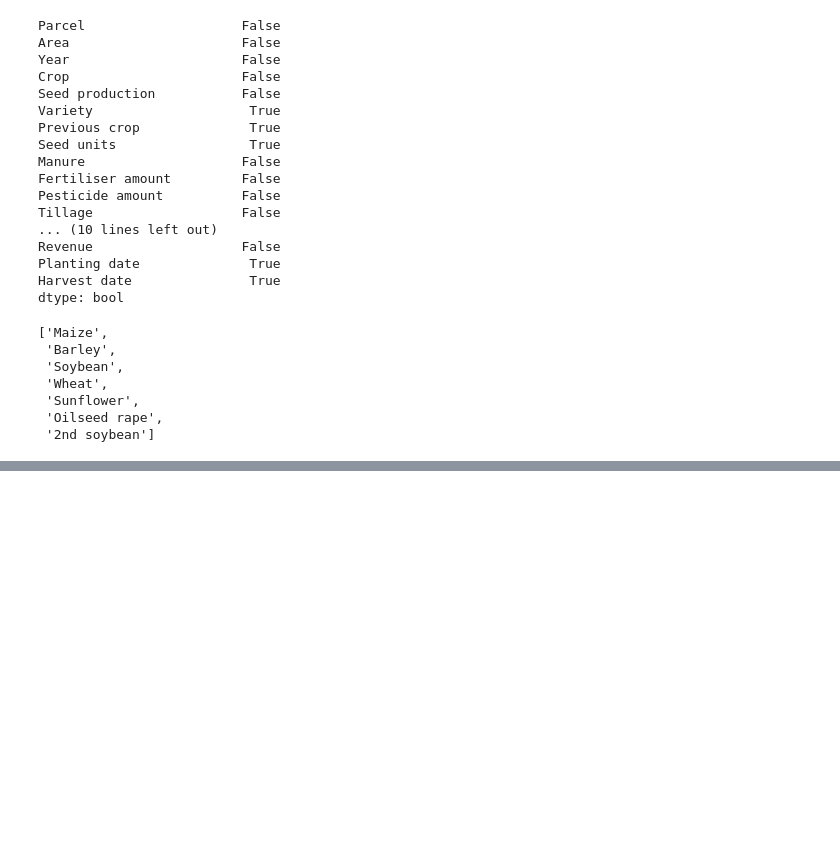
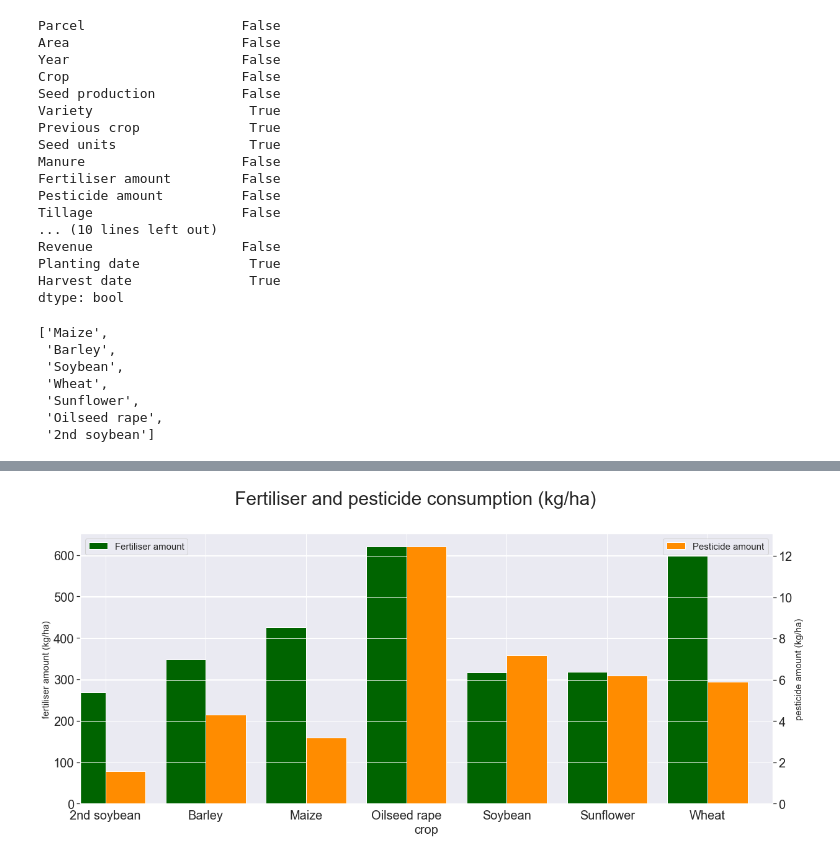
Before and after one commit to AndreaM1996/Project5, a Jupyter notebook: Project5.ipynb, the cells around one changed output, grey strips where cells are left out. Saved outputs shown, nothing was run; the diff lists cells and outputs as text; code cells hidden in the pictures; blank space fills up the shorter version.

```diff
--- a/Project5.ipynb
+++ b/Project5.ipynb
@@ -404,3 +481,23 @@ ranked_p
+# %%
+fig = plt.figure(figsize=(20,8))
+ax = fig.add_subplot(111)
+ax2 = ax.twinx()
+
+width = 0.4
+
+fp_mean['Fertiliser amount'].plot(kind='bar', color='darkgreen', ax=ax, width=width, position=1,rot=0,fontsize=20)
+fp_mean['Pesticide amount'].plot(kind='bar', color='darkorange', ax=ax2, width=width, position=0,rot=0,fontsize=20)
+
+ax.set_ylabel('fertiliser amount (kg/ha)',fontsize=15)
+ax2.set_ylabel('pesticide amount (kg/ha)',fontsize=15)
+ax.set_xlabel('crop',fontsize=20)
+ax.legend(['Fertiliser amount'],loc='upper left', fontsize=15)
+ax2.legend(['Pesticide amount'],loc='upper right',fontsize=15)
+
+fig.suptitle('Fertiliser and pesticide consumption (kg/ha)',x=0.5,y=1,fontsize=30,fontweight='medium')
+plt.show()
+# %% [output]
+[figure, added]
 # %%
 grouped_fp_byvar = data[['Fertiliser amount','Pesticide amount']].groupby(data['Variety'])
 fp_byvar_mean = grouped_fp_byvar.mean()
```
Also changed, not shown: parts of 27 cells of this notebook.
